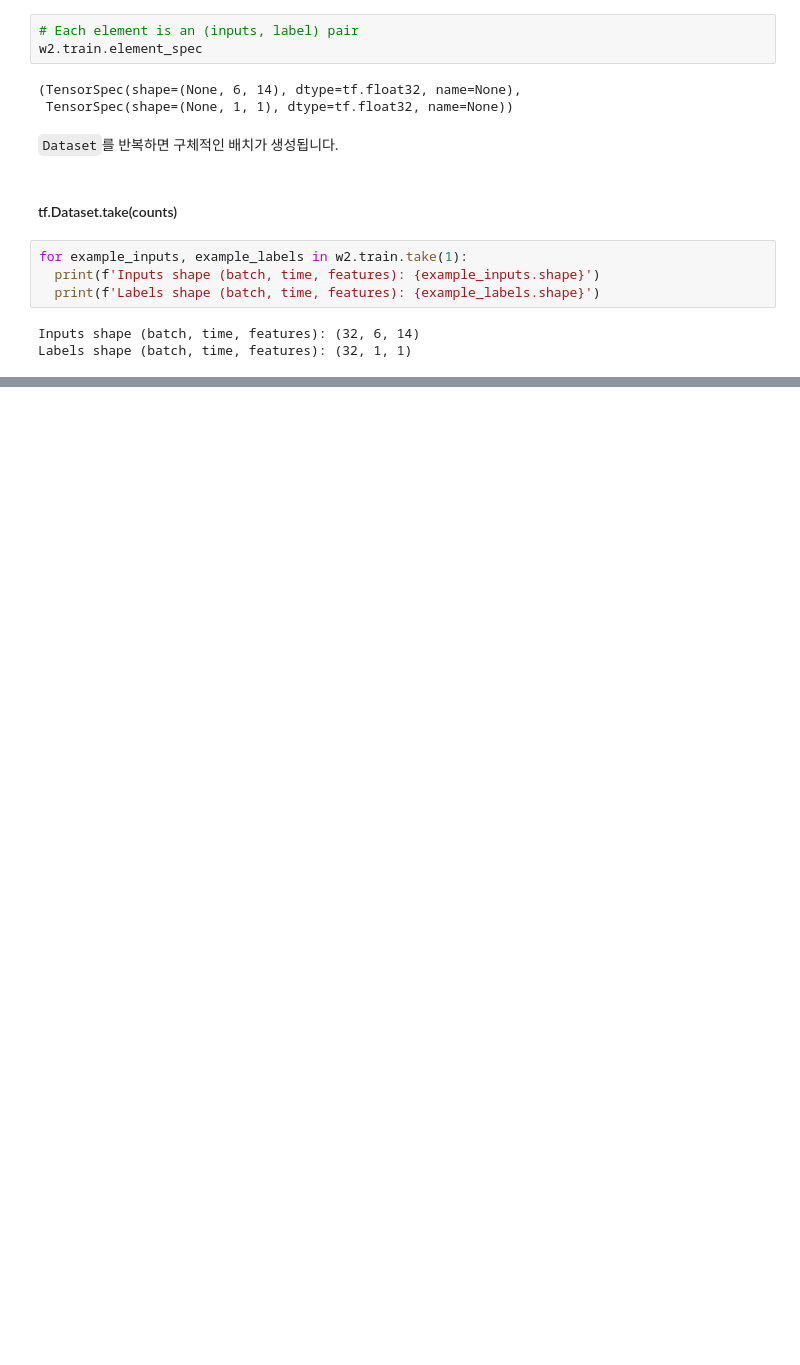
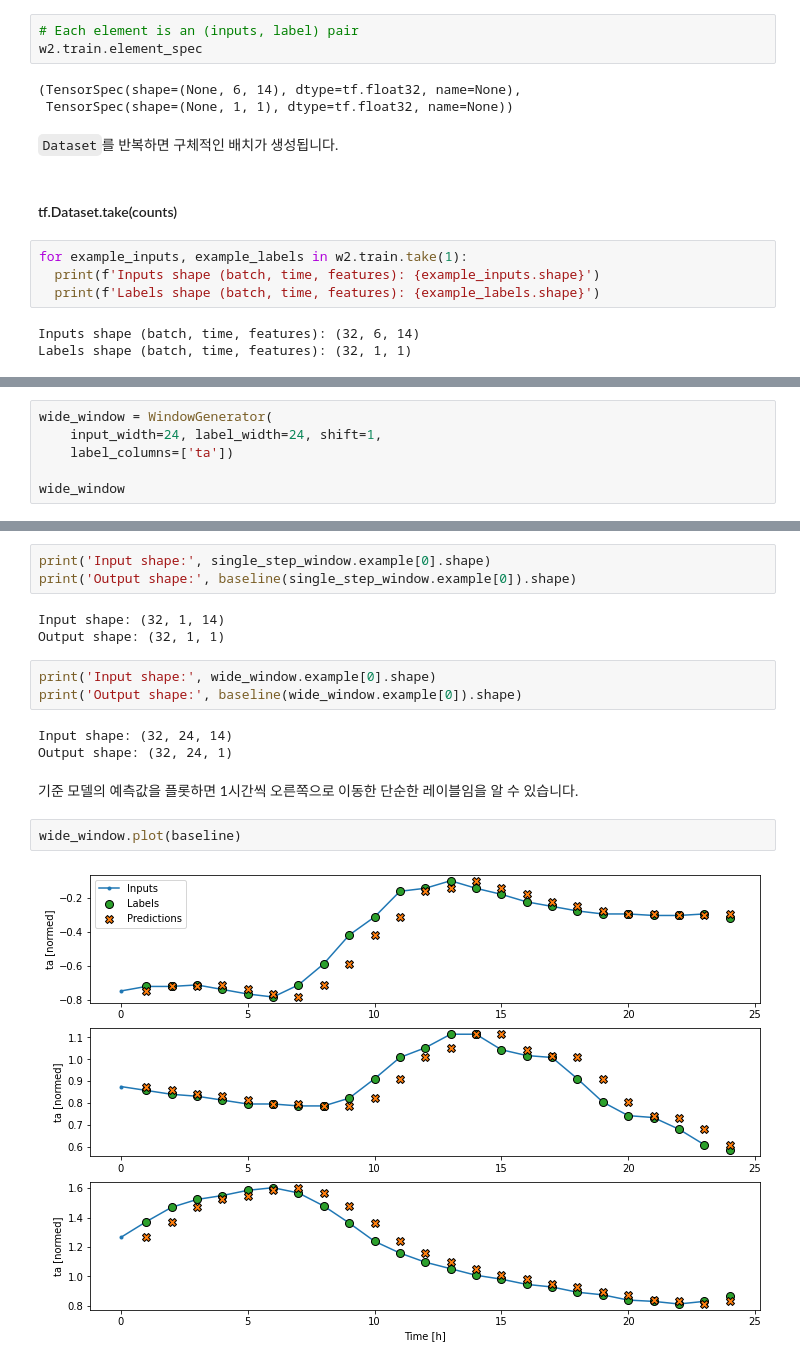
Before and after one commit to jongphago/dnn_architecture, a Jupyter notebook: timeseries/my_timeseries.ipynb, the cells around one changed output, grey strips where cells are left out. Saved outputs shown, nothing was run; the diff lists cells and outputs as text; blank space fills up the shorter version.

```diff
--- a/timeseries/my_timeseries.ipynb
+++ b/timeseries/my_timeseries.ipynb
@@ -541,0 +616,6 @@ Labels shape (batch, time, features): (32, 1, 1)
+# %%
+wide_window = WindowGenerator(
+    input_width=24, label_width=24, shift=1,
+    label_columns=['ta'])
+
+wide_window
@@ -541,0 +631,18 @@ Labels shape (batch, time, features): (32, 1, 1)
+# %%
+print('Input shape:', single_step_window.example[0].shape)
+print('Output shape:', baseline(single_step_window.example[0]).shape)
+# %% [output]
+Input shape: (32, 1, 14)
+Output shape: (32, 1, 1)
+# %%
+print('Input shape:', wide_window.example[0].shape)
+print('Output shape:', baseline(wide_window.example[0]).shape)
+# %% [output]
+Input shape: (32, 24, 14)
+Output shape: (32, 24, 1)
+# %% [markdown]
+기준 모델의 예측값을 플롯하면 1시간씩 오른쪽으로 이동한 단순한 레이블임을 알 수 있습니다.
+# %%
+wide_window.plot(baseline)
+# %% [output]
+[figure, added]
```
Also changed, not shown: parts of 83 cells of this notebook.
